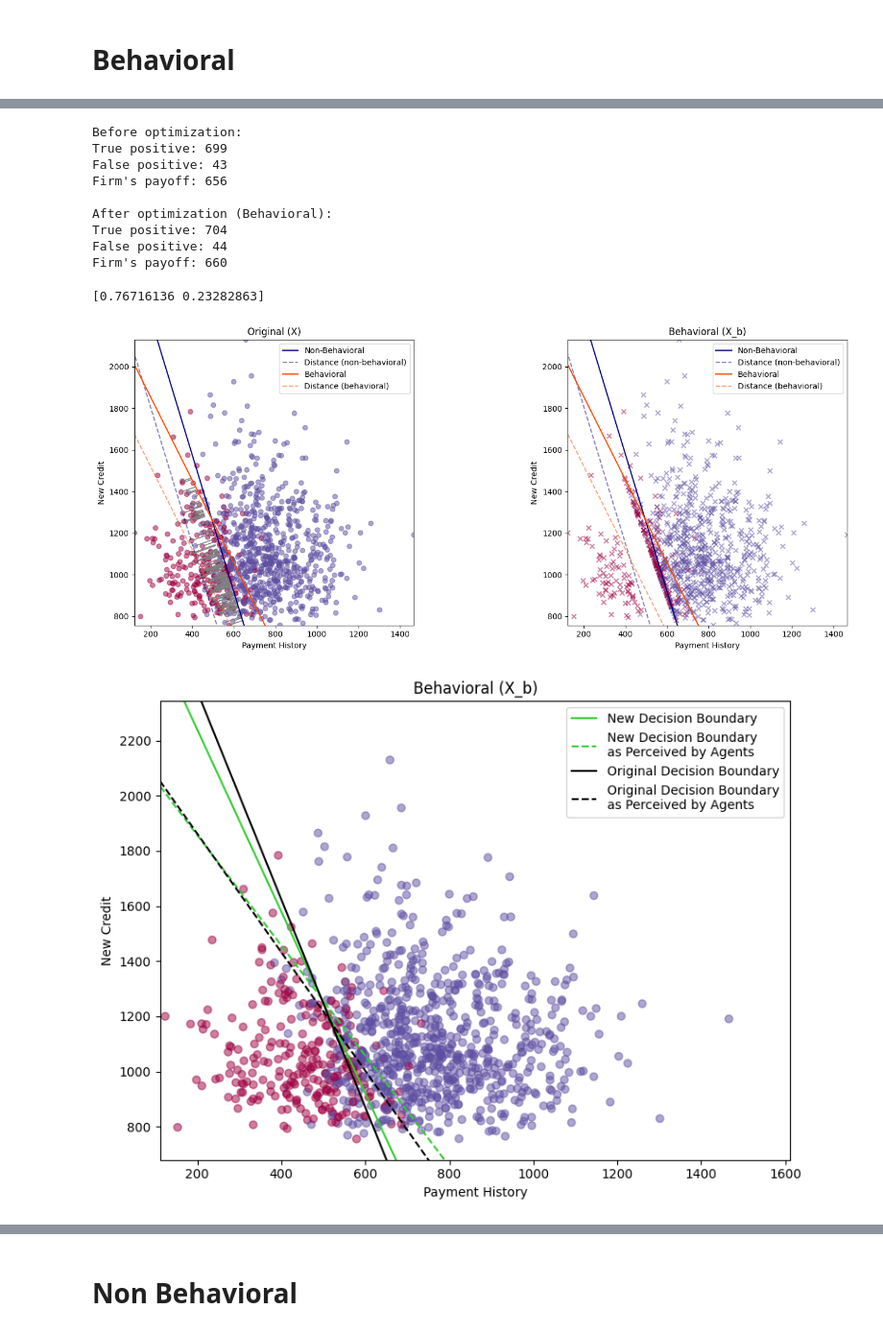
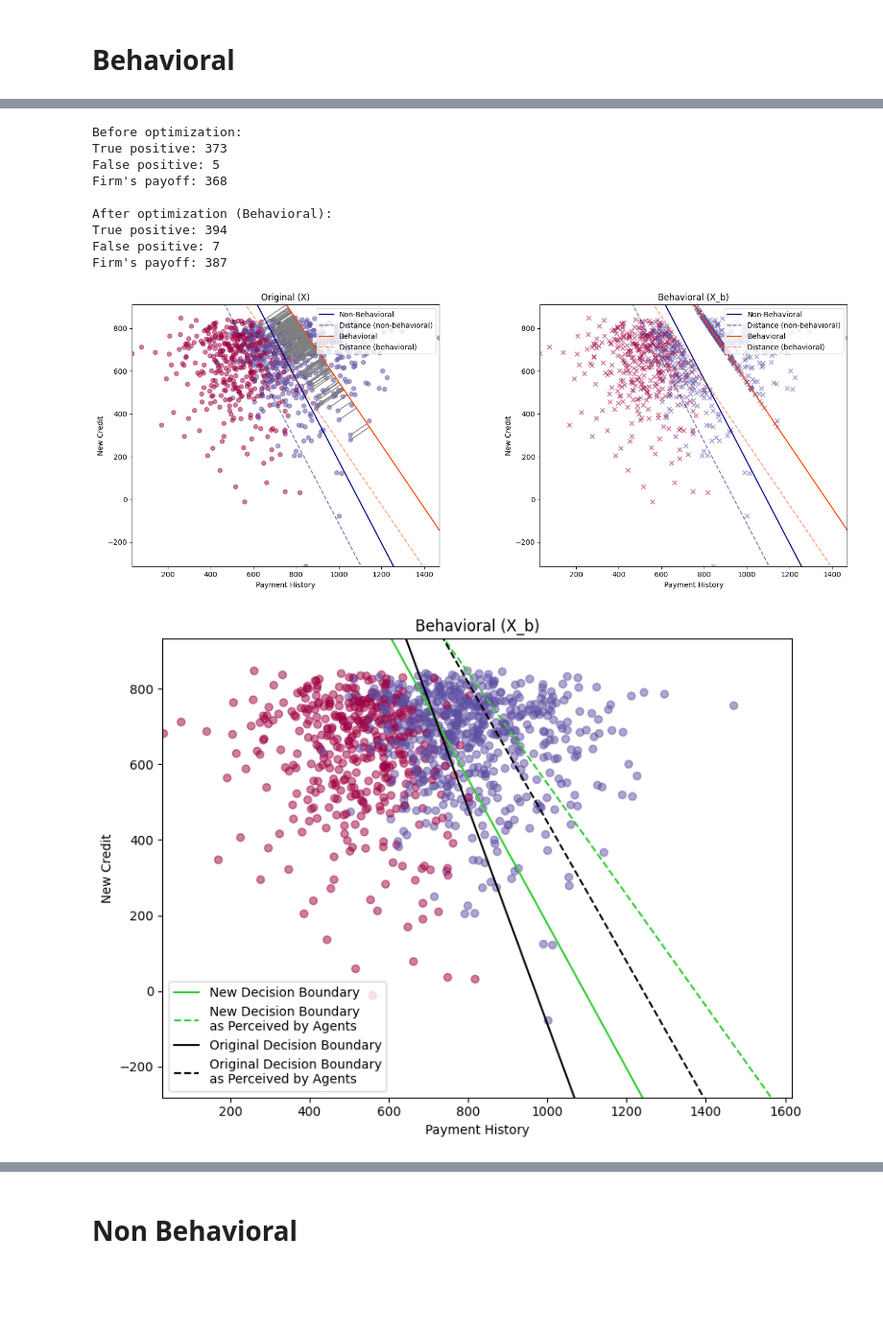
Before and after one commit to RamanEbrahimi/Research, a Jupyter notebook: Explainable AI/simulation.ipynb, the cells around one changed output, grey strips where cells are left out. Shown at 96% size. Cells and saved outputs as stored; diff of their text form; code cells hidden in the pictures; blank space fills up the shorter version.

```diff
--- a/Explainable AI/simulation.ipynb
+++ b/Explainable AI/simulation.ipynb
@@ -5,7 +5,7 @@ import matplotlib.pyplot as plt
 import cvxpy as cp
 # %%
 def generate_synthetic_fico_data(n=1000):
-    np.random.seed(421)  # For reproducibility
+    np.random.seed(42)  # For reproducibility
 
     # Simulate Payment History
     # A mix of positive and negative factors
@@ -25,7 +25,7 @@ def generate_synthetic_fico_data(n=1000):
 
     # Simulate New Credit
     # Recent credit activities lower the score
-    new_credit = 700 + np.random.gamma(4, 100, n)
+    new_credit = 700 + np.random.gamma(3, 100, n)
     # new_credit = 850 - np.random.gamma(2, 100, n)
 
     # Combine into DataFrame
@@ -125,7 +125,6 @@ def logistic_regression_with_sum_constraint(X, y):
 
     # Coefficients (betas) of the logistic regression model
     beta = cp.Variable(n_features)
-    eps = 1e-5
 
     # Intercept term
     intercept = cp.Variable()
@@ -137,10 +136,9 @@ def logistic_regression_with_sum_constraint(X, y):
     # 1. Sum of beta_i should be 1
     # 2. Each beta_i should be between 0 and 1
     constraints = [
-        cp.sum(beta) >= 1-eps,
-        cp.sum(beta) <= 1+eps,
-        beta >= 0,
-        beta <= 1
+        cp.sum(beta) == 1,
+        # beta >= 0,
+        # beta <= 1
     ]
 
     # Objective function to maximize the log-likelihood (minimize the negative log-likelihood)
@@ -150,7 +148,7 @@ def logistic_regression_with_sum_constraint(X, y):
     prob = cp.Problem(objective, constraints)
 
     # Solve the problem
-    prob.solve(solver=cp.ECOS_BB)
+    prob.solve()
 
     # Return the optimized beta and intercept
     return beta.value, intercept.value
@@ -559,7 +557,7 @@ def update_dataset(X, beta, threshold, B, gamma, mode='actual'):
 
     return X_updated
 
-iterations = 40
+iterations = 100
 B = 100
 gamma = 0.5
 
@@ -568,7 +566,7 @@ y_0 = fico_df['True Label']
 beta_vis, threshold_vis = logistic_regression_with_sum_constraint(X_0, y_0)
 
 for i in range(iterations):
-    X_b_updates = X_0.copy()
+    X_b_updates = X.copy()
 
     X_b_updates = update_dataset(X_0, beta_vis, threshold_vis, B, gamma, mode='perceived')
     beta_new, threshold_new = logistic_regression_with_sum_constraint(X_b_updates, y_0)
@@ -632,52 +619,48 @@ perceived_weights_vis_0 = behavioral(beta_vis_0, gamma=gamma)
 perceived_weights_vis_b = behavioral(beta_vis, gamma=gamma)
 # %% [output]
 Before optimization:
-True positive: 699
-False positive: 43
-Firm's payoff: 656
+True positive: 373
+False positive: 5
+Firm's payoff: 368
 
 After optimization (Behavioral):
-True positive: 704
-False positive: 44
-Firm's payoff: 660
+True positive: 394
+False positive: 7
+Firm's payoff: 387
-# %%
-print(beta_vis)
-# %% [output]
-[0.76716136 0.23282863]
 # %%
 # plot with create_side_by_side_plots_with_arrows(dataset1, dataset2, labels, title1, title2, feature1=feature1, feature2=feature2, mode='NB')
-create_side_by_side_plots_with_arrows(X_0, X_b_updates, y_0, 'Original (X)', 'Behavioral (X_b)', beta_vis, threshold_vis, B, gamma=gamma, mode='B')
+create_side_by_side_plots_with_arrows(X_0, X_b_updates, y_0, 'Original (X)', 'Behavioral (X_b)', beta_vis, threshold_vis, B, gamma, mode='B')
 
 
 # plot the line separating the new decision boundary on X_b_updates
 fig, ax = plt.subplots(figsize=(8, 6))
 ax.scatter(X_0[feature1], X_0[feature2], c=y_0, cmap='Spectral', alpha=0.5)
 ax.set_xlabel(feature1)
 ax.set_ylabel(feature2)
 ax.set_title('Behavioral (X_b)')
 
 y_min = min(X_0[feature2])
 y_max = max(X_0[feature2])
 x_min = min(X_0[feature1])
 x_max = max(X_0[feature1])
 ax.set_ylim(0.9*y_min, 1.1*y_max)
 ax.set_xlim(0.9*x_min, 1.1*x_max)
 
 x_vals = np.array(ax.get_xlim())
 y_vals_b = -(threshold_vis + beta_vis[0] * x_vals) / beta_vis[1]
-y_vals_og = -(threshold_vis_0 + beta_vis_0[0] * x_vals) / beta_vis_0[1]
+y_vals_og = -(threshold_vis + beta_vis_0[0] * x_vals) / beta_vis_0[1]
 y_vals_b_perc = -(threshold_vis + perceived_weights_vis_b[0] * x_vals) / perceived_weights_vis_b[1]
-y_vals_og_perc = -(threshold_vis_0 + perceived_weights_vis_0[0] * x_vals) / perceived_weights_vis_0[1]
+y_vals_og_perc = -(threshold_vis + perceived_weights_vis_0[0] * x_vals) / perceived_weights_vis_0[1]
 ax.plot(x_vals, y_vals_b, color='limegreen', label='New Decision Boundary')
 ax.plot(x_vals, y_vals_b_perc, '--', color='limegreen', label='New Decision Boundary\nas Perceived by Agents')
 ax.plot(x_vals, y_vals_og, color='k', label='Original Decision Boundary')
 ax.plot(x_vals, y_vals_og_perc, '--', color='k', label='Original Decision Boundary\nas Perceived by Agents')
 ax.legend()
 plt.tight_layout()
 plt.show()
 # %% [output]
-[figure, old version]
+[figure, new version]
-[figure, old version]
+[figure, new version]
 # %%
 # plot the line separating the new decision boundary on X_b_updates
 fig, ax = plt.subplots(figsize=(8, 6))
```
Also changed, not shown: parts of 7 cells of this notebook, 13 other files.
